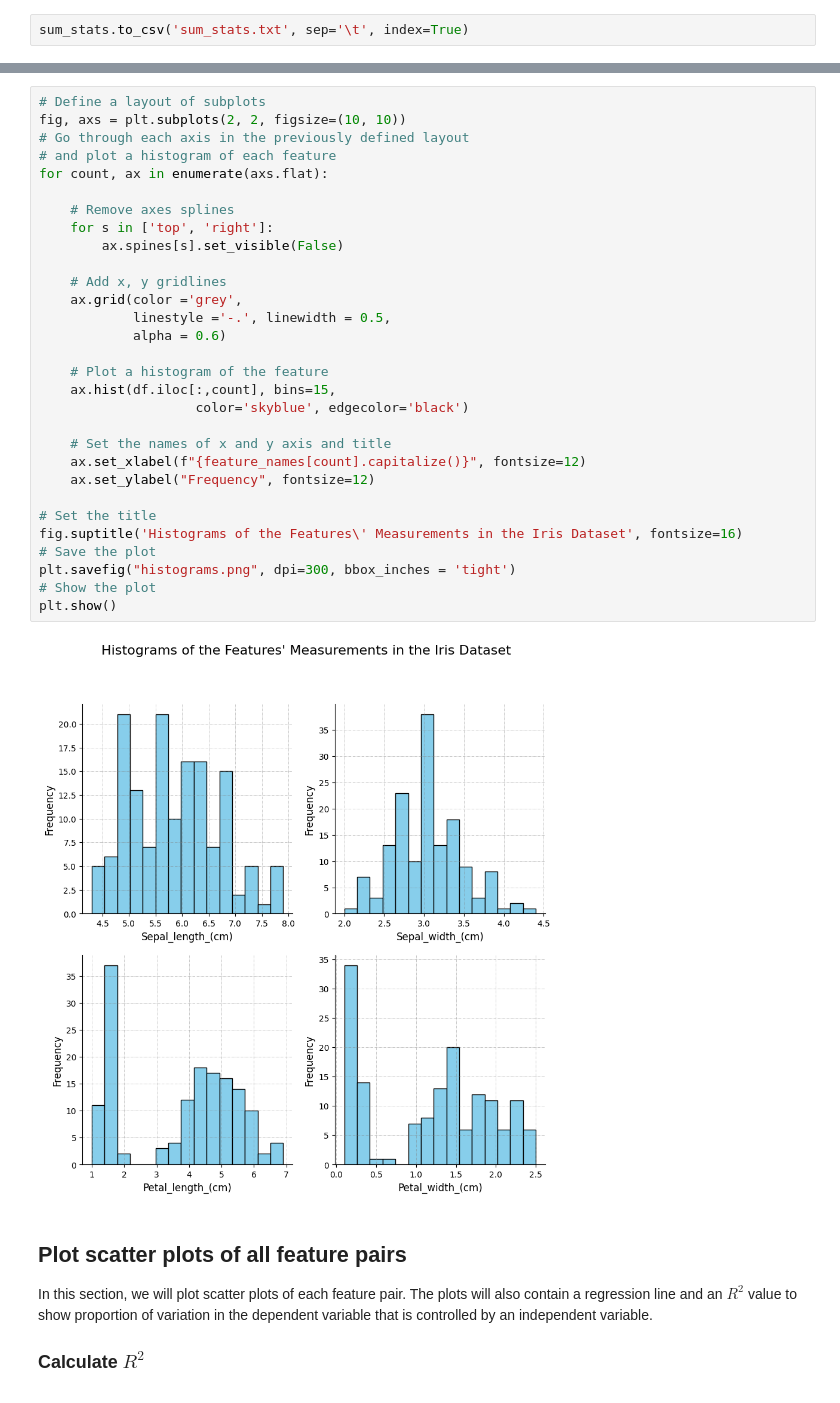
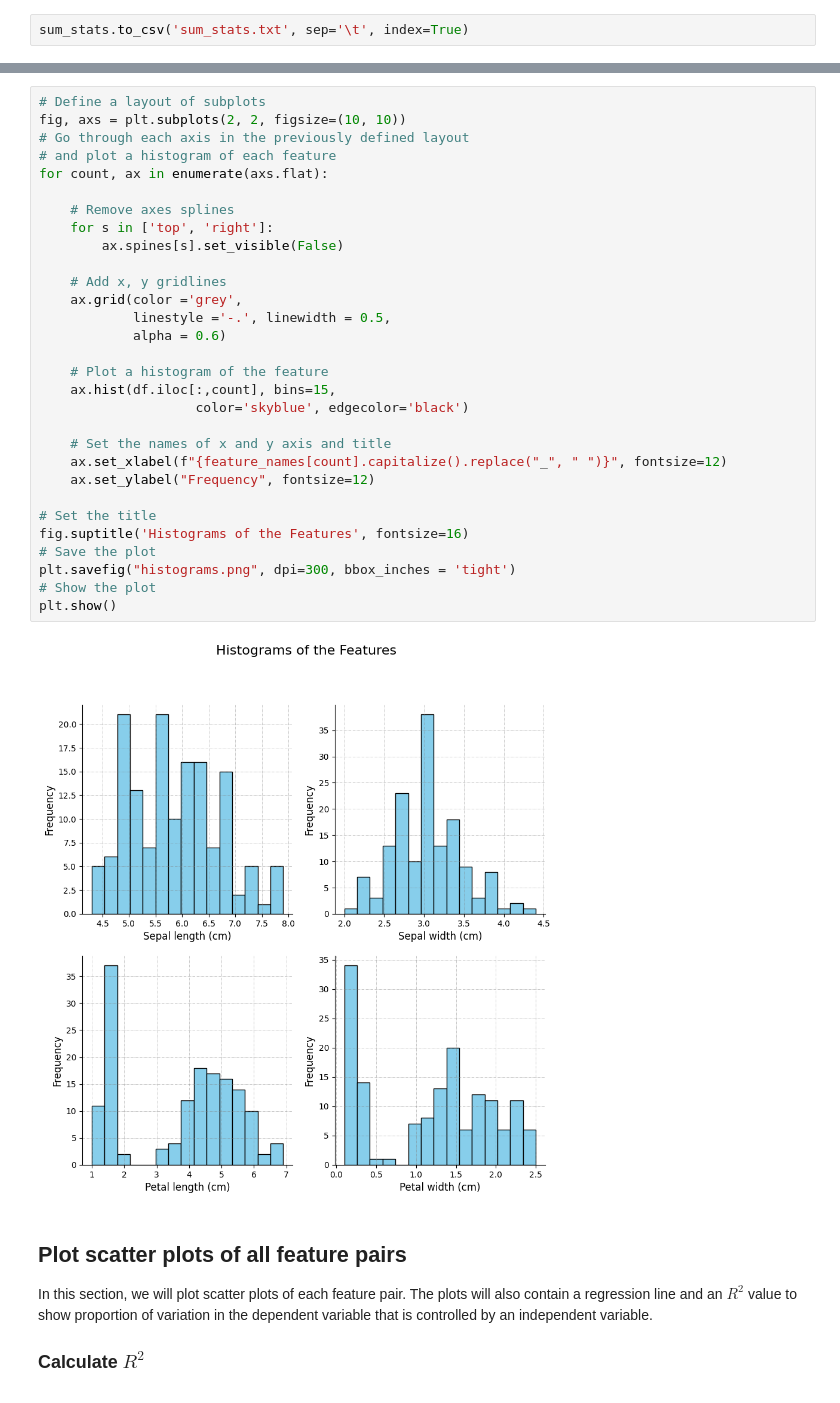
Before and after one commit to aldaszarnauskas/exploratory_analysis_iris_dataset, a Jupyter notebook: pands-project.ipynb, the cells around one changed output, grey strips where cells are left out. Saved outputs shown, nothing was run; the diff lists cells and outputs as text.

```diff
--- a/pands-project.ipynb
+++ b/pands-project.ipynb
@@ -202,35 +188,35 @@ https://matplotlib.org/stable/users/explain/axes/constrainedlayout_guide.html#sp
 # %%
 # Define a layout of subplots
 fig, axs = plt.subplots(2, 2, figsize=(10, 10))
 # Go through each axis in the previously defined layout
 # and plot a histogram of each feature
 for count, ax in enumerate(axs.flat):
 
     # Remove axes splines
     for s in ['top', 'right']:
         ax.spines[s].set_visible(False)
 
     # Add x, y gridlines
     ax.grid(color ='grey',
             linestyle ='-.', linewidth = 0.5,
             alpha = 0.6)
 
     # Plot a histogram of the feature
     ax.hist(df.iloc[:,count], bins=15,
                     color='skyblue', edgecolor='black')
 
     # Set the names of x and y axis and title
-    ax.set_xlabel(f"{feature_names[count].capitalize()}", fontsize=12)
+    ax.set_xlabel(f"{feature_names[count].capitalize().replace("_", " ")}", fontsize=12)
     ax.set_ylabel("Frequency", fontsize=12)
 
 # Set the title
-fig.suptitle('Histograms of the Features\' Measurements in the Iris Dataset', fontsize=16)
+fig.suptitle('Histograms of the Features', fontsize=16)
 # Save the plot
 plt.savefig("histograms.png", dpi=300, bbox_inches = 'tight')
 # Show the plot
 plt.show()
 # %% [output]
-[figure, old version]
+[figure, new version]
 # %% [markdown]
 ## Plot scatter plots of all feature pairs
 In this section, we will plot scatter plots of each feature pair. The plots will also contain a regression line and an $R^{2}$ value to show proportion of variation in the dependent variable that is controlled by an independent variable.
```
Also changed, not shown: parts of 17 cells of this notebook, 1 other file.
